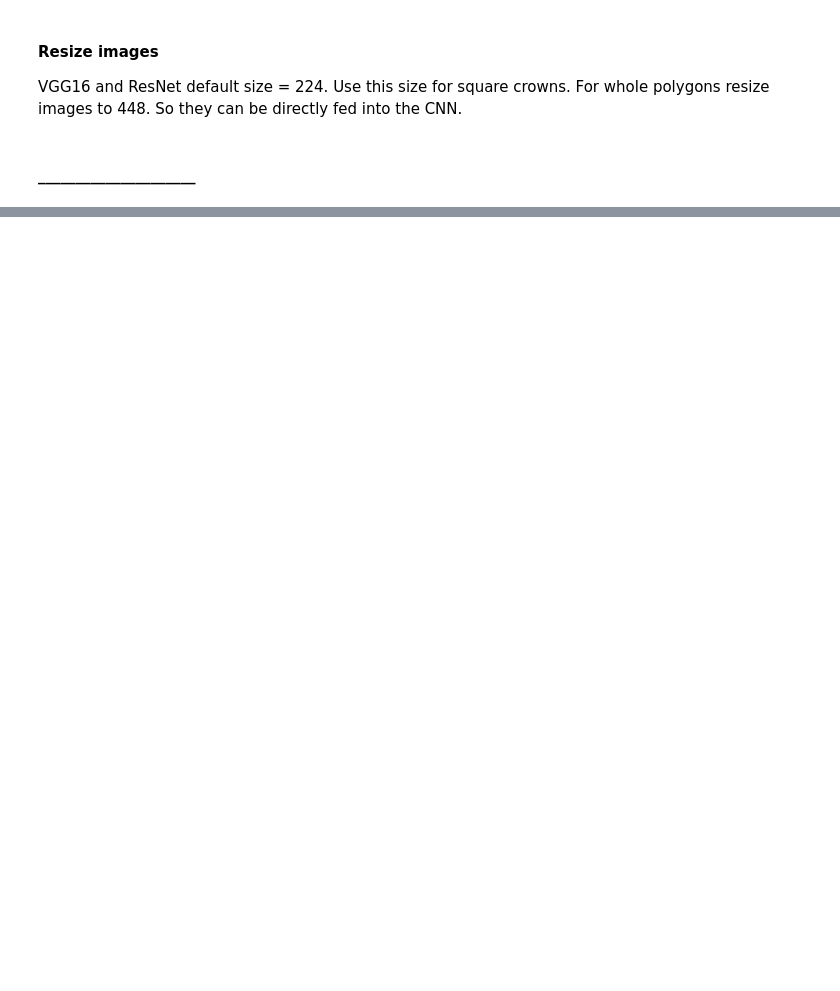
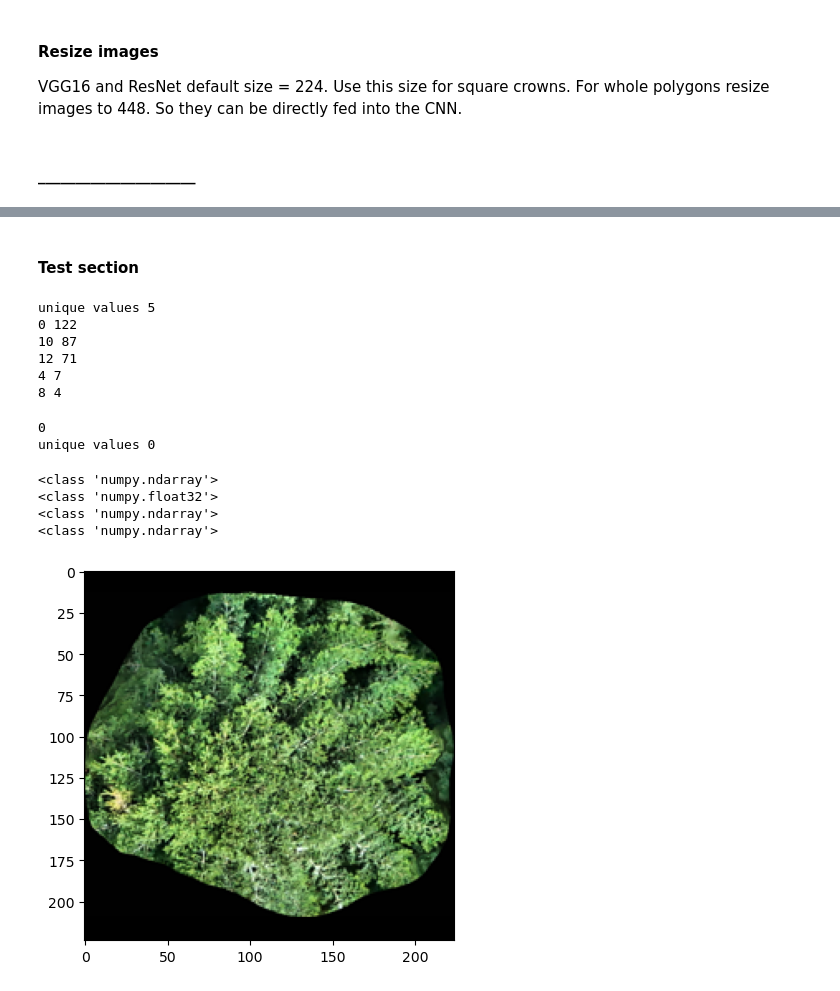
Before and after one commit to zeppehpt1/treeclust, a Jupyter notebook: notebooks/02_preprocessing_images.ipynb, the cells around one changed output, grey strips where cells are left out. Saved outputs shown, nothing was run; the diff lists cells and outputs as text; code cells hidden in the pictures; blank space fills up the shorter version.

```diff
--- a/notebooks/02_preprocessing_images.ipynb
+++ b/notebooks/02_preprocessing_images.ipynb
@@ -106,0 +144,64 @@ preprocess_images(polygon_crops_path,224)
+# %% [markdown]
+#### Test section
+# %%
+imgs_dir = '/home/richard/data/Schiefer/preprocessedwithpixel_224/'
+files = glob.glob(imgs_dir + '*.png')
+num = []
+for f in files:
+    f = Path(f).stem
+    f = f.split('_')[5]
+    num.append(f)
+
+unique, counts = np.unique(num,return_counts=True)
+counts = sorted(counts,reverse=True)
+print("unique values",len(unique))
+for value, number in zip(unique, counts):
+    print(value,number)
+# %% [output]
+unique values 5
+0 122
+10 87
+12 71
+4 7
+8 4
+# %%
+imgs_dir = '/home/richard/data/Schiefer/tests/CFB184_clipped_raster_files/'
+files = glob.glob(imgs_dir + '*.png')
+print(len(files))
+num = []
+for f in files:
+    f = Path(f).stem
+    f = f.split('_')[4]
+    num.append(f)
+
+unique, counts = np.unique(num,return_counts=True)
+counts = sorted(counts,reverse=True)
+print("unique values",len(unique))
+for value, number in zip(unique, counts):
+    print(value,number)
+# %% [output]
+0
+unique values 0
+# %%
+# test one image
+img_path = '/home/richard/data/Schiefer/preprocessed_224/CFB184_ortho_rgb_0002_preprocessed.png'
+assert Path(img_path).exists()
+
+img_arr = plt.imread(img_path)
+print(type(img_arr))
+pixel, n_of_pixels = np.unique(img_arr, return_counts=True)
+highest_pixel_value = pixel[np.argsort(-n_of_pixels)]
+print(type(highest_pixel_value[2]))
+
+
+new_img = normalize(img_arr, None, alpha = 0, beta = 255, norm_type = cv2.NORM_MINMAX, dtype = cv2.CV_32F)
+new_img = new_img.astype(np.uint8)
+print(type(new_img))
+plt.imshow(new_img)
+print(type(new_img))
+# %% [output]
+<class 'numpy.ndarray'>
+<class 'numpy.float32'>
+<class 'numpy.ndarray'>
+<class 'numpy.ndarray'>
+[figure, added]
```
Also changed, not shown: parts of 9 cells of this notebook, 3 other files.
